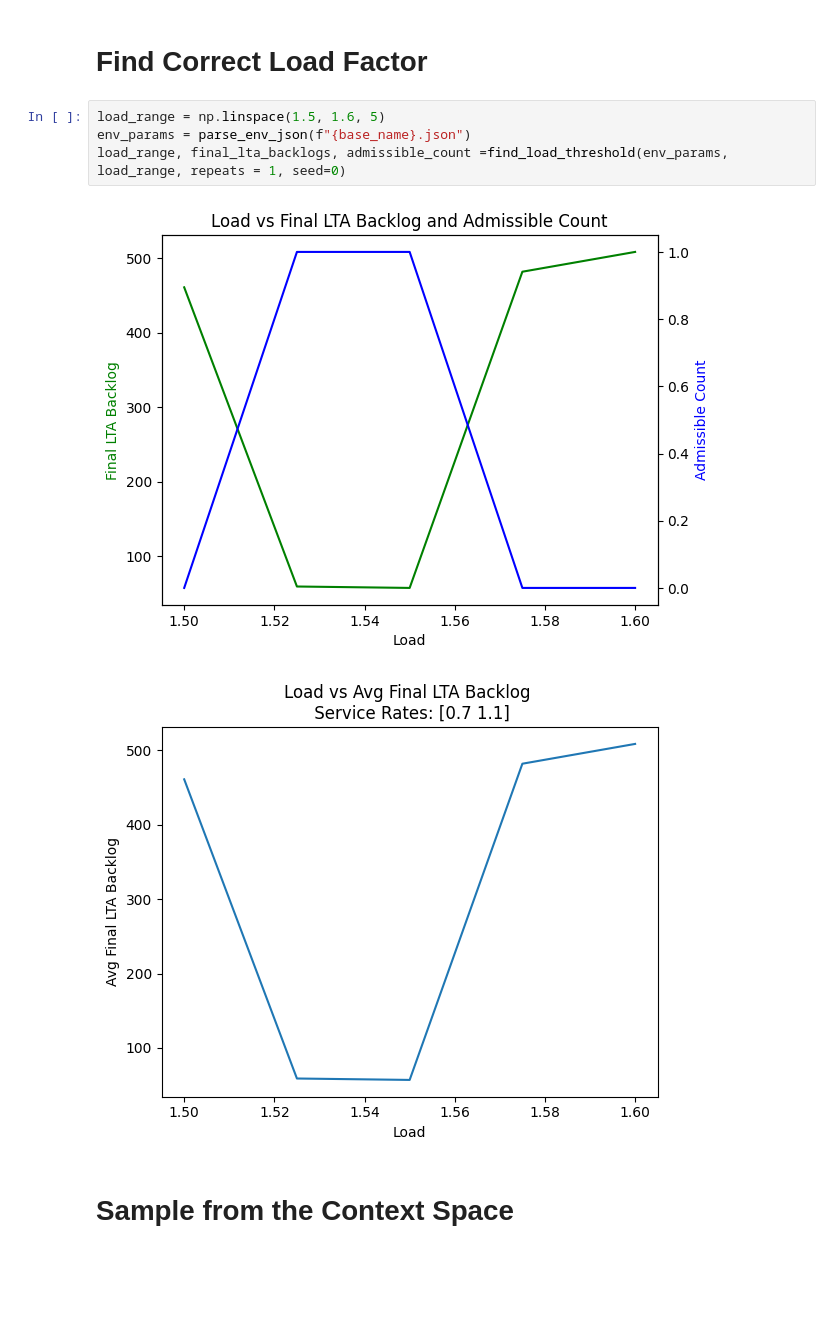
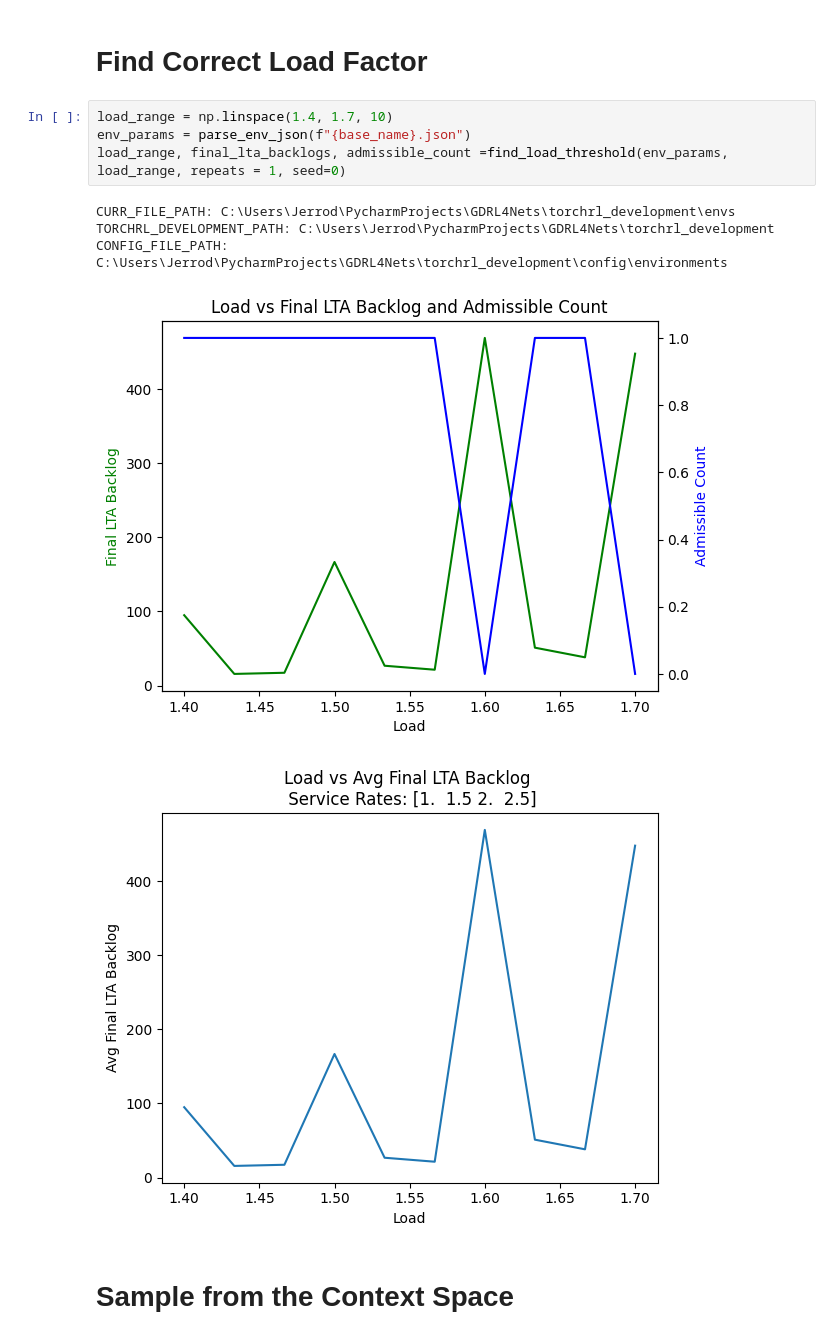
Before and after one commit to jwigmore-MIT/GDRL4Nets, a Jupyter notebook: Context_Set_Sampling/Context_set_sampling_walkthrough.ipynb, the cells around one changed output. Saved outputs shown, nothing was run; the diff lists cells and outputs as text; blank space fills up the shorter version.

```diff
--- a/Context_Set_Sampling/Context_set_sampling_walkthrough.ipynb
+++ b/Context_Set_Sampling/Context_set_sampling_walkthrough.ipynb
@@ -13,12 +13,15 @@ base_name = "SH1_Poisson"
 # %% [markdown]
 # Find Correct Load Factor
 # %%
-load_range = np.linspace(1.5, 1.6, 5)
+load_range = np.linspace(1.4, 1.7, 10)
 env_params = parse_env_json(f"{base_name}.json")
 load_range, final_lta_backlogs, admissible_count =find_load_threshold(env_params, load_range, repeats = 1, seed=0)
 # %% [output]
+CURR_FILE_PATH: C:\Users\Jerrod\PycharmProjects\GDRL4Nets\torchrl_development\envs
+TORCHRL_DEVELOPMENT_PATH: C:\Users\Jerrod\PycharmProjects\GDRL4Nets\torchrl_development
+CONFIG_FILE_PATH: C:\Users\Jerrod\PycharmProjects\GDRL4Nets\torchrl_development\config\environments
-[figure, old version]
+[figure, new version]
-[figure, old version]
+[figure, new version]
 # %% [markdown]
 # Sample from the Context Space
 # %%
```
Also changed, not shown: parts of 5 cells of this notebook, 9 other files.
